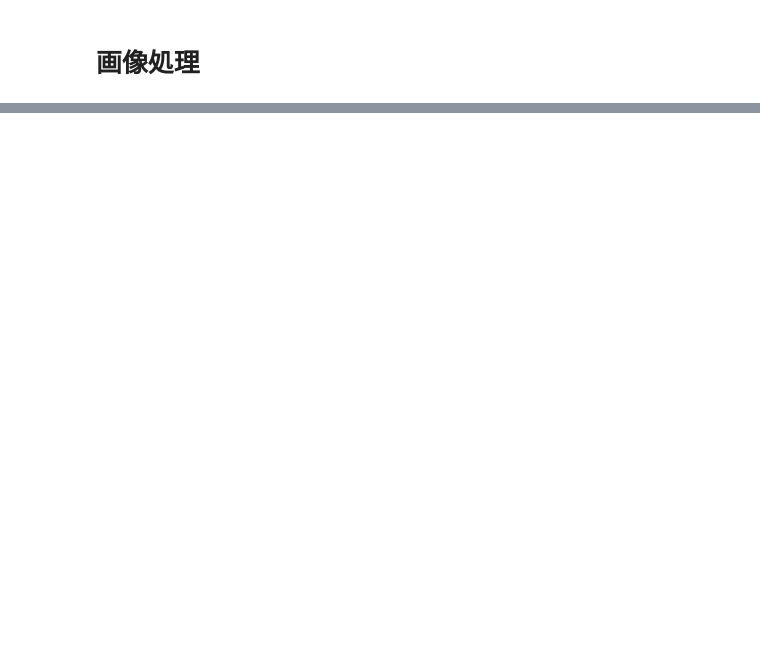
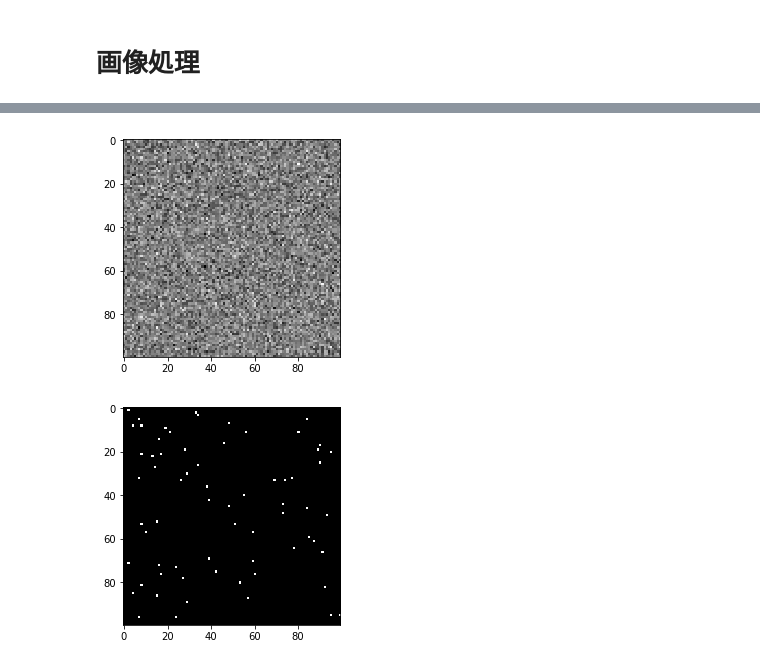
Before and after one commit to naka-tomo/practice_python, a Jupyter notebook: 6_opencv.ipynb, the cells around one changed output, grey strips where cells are left out. Saved outputs shown, nothing was run; the diff lists cells and outputs as text; code cells hidden in the pictures; blank space fills up the shorter version.

```diff
--- a/6_opencv.ipynb
+++ b/6_opencv.ipynb
@@ -51,0 +82,19 @@ plt.show()
+# %%
+# 画像を二値化しなさい
+import cv2
+import matplotlib.pyplot as plt
+import numpy as np
+
+img = cv2.imread("test2.bmp", 0 )
+
+img2 = np.zeros( img.shape )
+img2 = 255 * (img>200)
+
+plt.imshow(img, cmap="gray")
+
+plt.figure()
+plt.imshow(img2, cmap="gray")
+plt.show()
+# %% [output]
+[figure, added]
+[figure, added]
```
Also changed, not shown: parts of 8 cells of this notebook, 3 other files.
